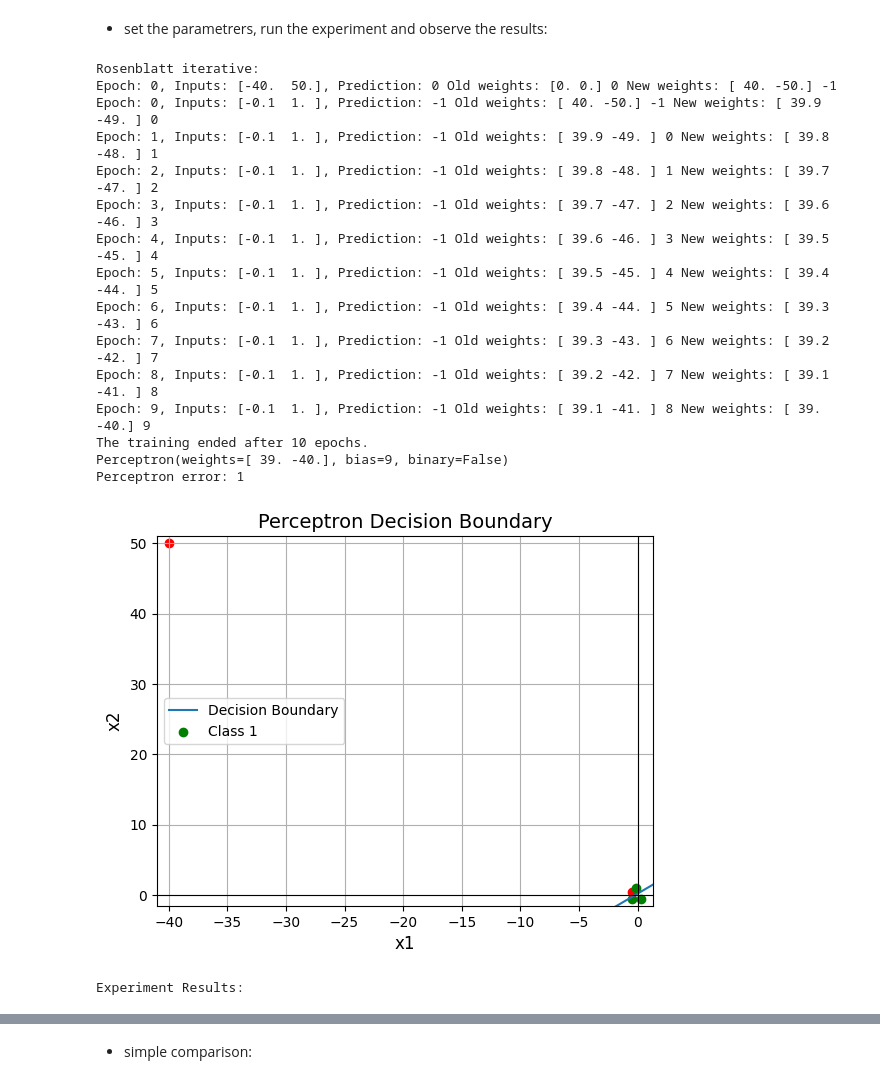
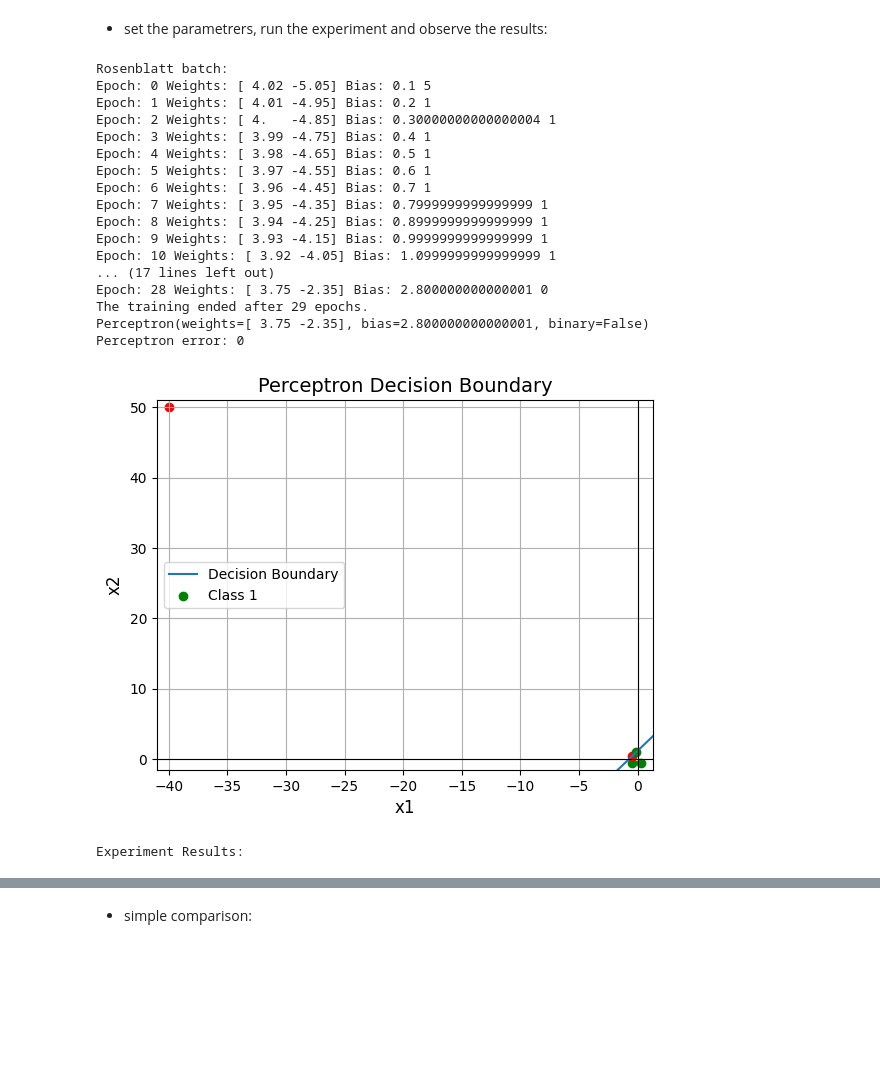
Before and after one commit to reitezuz/18NES1-2025-, a Jupyter notebook: week2/perceptron_examples.ipynb, the cells around one changed output, grey strips where cells are left out. Saved outputs shown, nothing was run; the diff lists cells and outputs as text; code cells hidden in the pictures; blank space fills up the shorter version.

```diff
--- a/week2/perceptron_examples.ipynb
+++ b/week2/perceptron_examples.ipynb
@@ -388,39 +395,41 @@ experiment_results_out = pd.DataFrame(columns=['Error', 'Epochs', 'Time', 'Varia
 # %%
 
 # Set the data:
 inputs, true_outputs = example_outliers()
 data_description = "Outliers"
 
 # Set Perceptron parameters:
 weights = [0, 0]
 bias = 0
 binary = False
-epochs = 10
+epochs = 30
 learning_rate = 1
 print_progress = True
-variant = 'rosenblatt iterative' # 'rosenblatt best','rosenblatt iterative', 'rosenblatt batch', 'hebbian'
+variant = 'rosenblatt batch' # 'rosenblatt best','rosenblatt iterative', 'rosenblatt batch', 'hebbian'
 
 # run the experiment:
 run_example(experiment_results_out, inputs, true_outputs, epochs, weights, bias, binary, learning_rate, print_progress, variant, data_description)
 
 print("\nExperiment Results:")
 experiment_results_out
 # %% [output]
-Rosenblatt iterative:
-Epoch: 0, Inputs: [-40.  50.], Prediction: 0 Old weights: [0. 0.] 0 New weights: [ 40. -50.] -1
-Epoch: 0, Inputs: [-0.1  1. ], Prediction: -1 Old weights: [ 40. -50.] -1 New weights: [ 39.9 -49. ] 0
-Epoch: 1, Inputs: [-0.1  1. ], Prediction: -1 Old weights: [ 39.9 -49. ] 0 New weights: [ 39.8 -48. ] 1
-Epoch: 2, Inputs: [-0.1  1. ], Prediction: -1 Old weights: [ 39.8 -48. ] 1 New weights: [ 39.7 -47. ] 2
-Epoch: 3, Inputs: [-0.1  1. ], Prediction: -1 Old weights: [ 39.7 -47. ] 2 New weights: [ 39.6 -46. ] 3
-Epoch: 4, Inputs: [-0.1  1. ], Prediction: -1 Old weights: [ 39.6 -46. ] 3 New weights: [ 39.5 -45. ] 4
-Epoch: 5, Inputs: [-0.1  1. ], Prediction: -1 Old weights: [ 39.5 -45. ] 4 New weights: [ 39.4 -44. ] 5
-Epoch: 6, Inputs: [-0.1  1. ], Prediction: -1 Old weights: [ 39.4 -44. ] 5 New weights: [ 39.3 -43. ] 6
-Epoch: 7, Inputs: [-0.1  1. ], Prediction: -1 Old weights: [ 39.3 -43. ] 6 New weights: [ 39.2 -42. ] 7
-Epoch: 8, Inputs: [-0.1  1. ], Prediction: -1 Old weights: [ 39.2 -42. ] 7 New weights: [ 39.1 -41. ] 8
-Epoch: 9, Inputs: [-0.1  1. ], Prediction: -1 Old weights: [ 39.1 -41. ] 8 New weights: [ 39. -40.] 9
-The training ended after 10 epochs.
-Perceptron(weights=[ 39. -40.], bias=9, binary=False)
-Perceptron error: 1
+Rosenblatt batch:
+Epoch: 0 Weights: [ 4.02 -5.05] Bias: 0.1 5
+Epoch: 1 Weights: [ 4.01 -4.95] Bias: 0.2 1
+Epoch: 2 Weights: [ 4.   -4.85] Bias: 0.30000000000000004 1
+Epoch: 3 Weights: [ 3.99 -4.75] Bias: 0.4 1
+Epoch: 4 Weights: [ 3.98 -4.65] Bias: 0.5 1
+Epoch: 5 Weights: [ 3.97 -4.55] Bias: 0.6 1
+Epoch: 6 Weights: [ 3.96 -4.45] Bias: 0.7 1
+Epoch: 7 Weights: [ 3.95 -4.35] Bias: 0.7999999999999999 1
+Epoch: 8 Weights: [ 3.94 -4.25] Bias: 0.8999999999999999 1
+Epoch: 9 Weights: [ 3.93 -4.15] Bias: 0.9999999999999999 1
+Epoch: 10 Weights: [ 3.92 -4.05] Bias: 1.0999999999999999 1
+... (17 lines left out)
+Epoch: 28 Weights: [ 3.75 -2.35] Bias: 2.800000000000001 0
+The training ended after 29 epochs.
+Perceptron(weights=[ 3.75 -2.35], bias=2.800000000000001, binary=False)
+Perceptron error: 0
-[figure, old version]
+[figure, new version]
 Experiment Results:
 |  | Error | Epochs | Time | Variant | Learning Rate | Max Epochs | Weights | Bias | Data Description |
```
Also changed, not shown: parts of 9 cells of this notebook.
